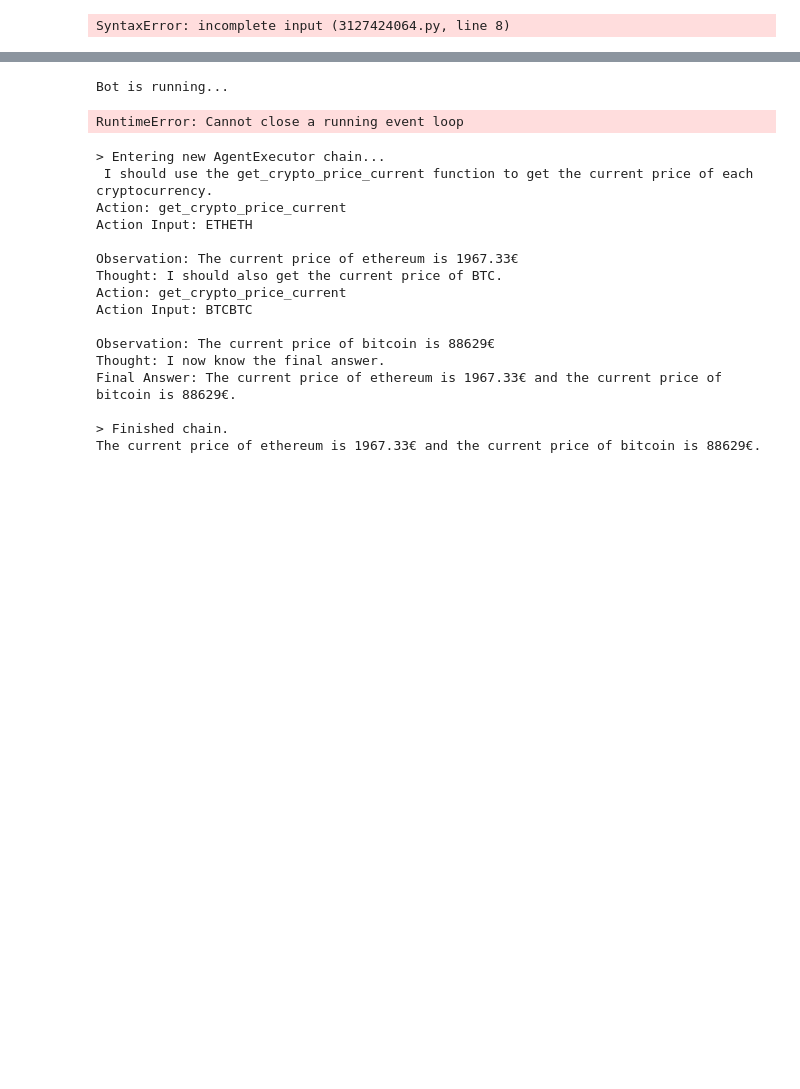
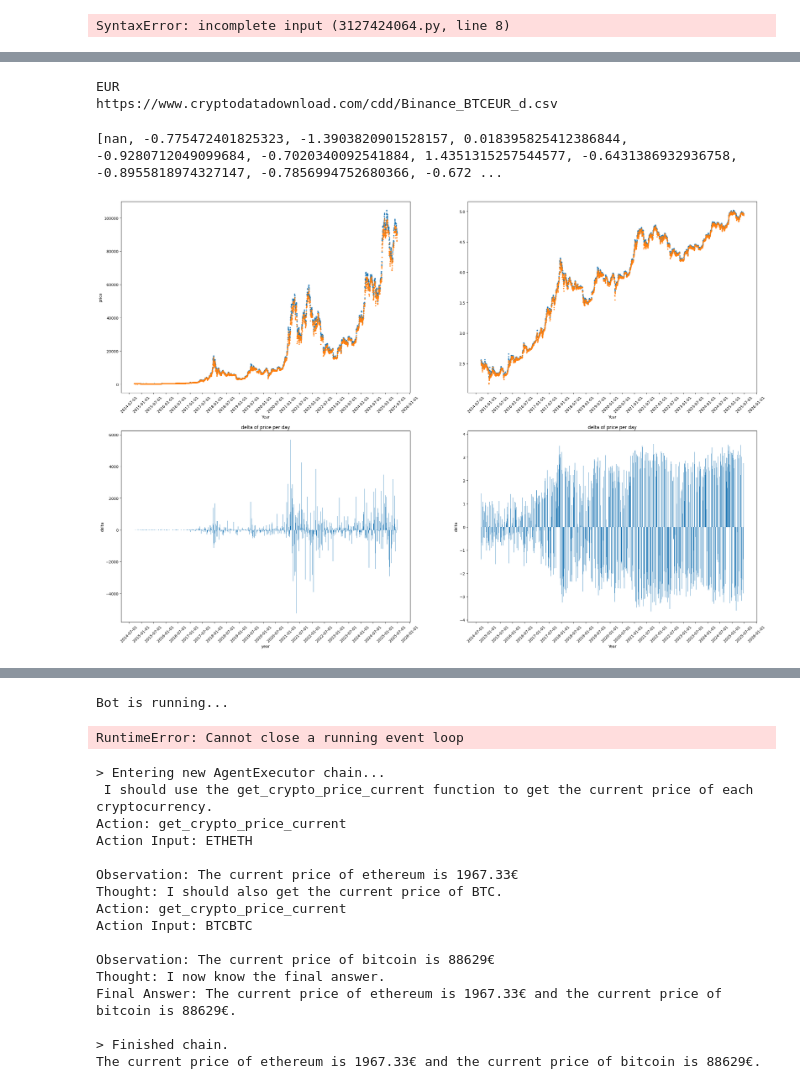
Before and after one commit to weberkry/MOM_Crypto_Bot, a Jupyter notebook: agent/agent testing.ipynb, the cells around one changed output, grey strips where cells are left out. Cells and saved outputs as stored; diff of their text form; code cells hidden in the pictures; blank space fills up the shorter version.

Commit message:
added yfinance for better data charts + merged DF

```diff
--- a/agent/agent testing.ipynb
+++ b/agent/agent testing.ipynb
@@ -108,0 +118,77 @@ https://www.cryptodatadownload.com/cdd/Binance_BTCEUR_d.csv
+# %%
+DAY = Mandelbrot.historical_data(crypto="BTC", curr="EUR", gran="d")
+# %% [output]
+EUR
+https://www.cryptodatadownload.com/cdd/Binance_BTCEUR_d.csv
+# %%
+fig = plt.figure(figsize=(30,20))
+
+
+plt.subplot(2, 2, 1)
+
+plt.scatter(DAY["date"], DAY["high"], s=5, label="high")
+plt.scatter(DAY["date"], DAY["low"], s=5, label="low")
+#x-axis format
+plt.gca().xaxis.set_major_formatter(plt.matplotlib.dates.DateFormatter('%Y-%m-%d'))
+plt.gca().xaxis.set_major_locator(plt.matplotlib.dates.MonthLocator(bymonth=(1,7)))
+
+#rotate x axis
+plt.xticks(rotation=45)
+plt.xlabel("Year")
+
+plt.ylabel("price")
+
+
+
+
+plt.subplot(2, 2, 2)
+plt.scatter(DAY["date"], Mandelbrot.log10(DAY["high"]), s=5, label="high")
+plt.scatter(DAY["date"], Mandelbrot.log10(DAY["low"]), s=5, label="low")
+
+#x-axis format
+plt.gca().xaxis.set_major_formatter(plt.matplotlib.dates.DateFormatter('%Y-%m-%d'))
+plt.gca().xaxis.set_major_locator(plt.matplotlib.dates.MonthLocator(bymonth=(1,7)))
+
+#rotate x axis
+plt.xticks(rotation=45)
+plt.xlabel("Year")
+
+
+
+
+
+plt.subplot(2, 2, 3)
+plt.bar(DAY["date"], DAY["delta_high"])
+
+plt.xlabel("year")
+plt.ylabel("delta")
+#x-axis format
+plt.gca().xaxis.set_major_formatter(plt.matplotlib.dates.DateFormatter('%Y-%m-%d'))
+plt.gca().xaxis.set_major_locator(plt.matplotlib.dates.MonthLocator(bymonth=(1,7)))
+
+#rotate x axis
+plt.xticks(rotation=45)
+plt.title("delta of price per day")
+
+
+
+print(Mandelbrot.log10(DAY["delta_high"])[0:50])
+
+plt.subplot(2, 2, 4)
+plt.bar(DAY["date"], Mandelbrot.log10(DAY["delta_high"]))
+
+
+plt.xlabel("Year")
+plt.ylabel("delta")
+#x-axis format
+plt.gca().xaxis.set_major_formatter(plt.matplotlib.dates.DateFormatter('%Y-%m-%d'))
+plt.gca().xaxis.set_major_locator(plt.matplotlib.dates.MonthLocator(bymonth=(1,7)))
+
+#rotate x axis
+plt.xticks(rotation=45)
+plt.title("delta of price per day")
+
+plt.show()
+# %% [output]
+[nan, -0.775472401825323, -1.3903820901528157, 0.018395825412386844, -0.9280712049099684, -0.7020340092541884, 1.4351315257544577, -0.6431386932936758, -0.8955818974327147, -0.7856994752680366, -0.672 ...
+[figure, added]
```
Also changed, not shown: parts of 11 cells of this notebook, 1 other file.
